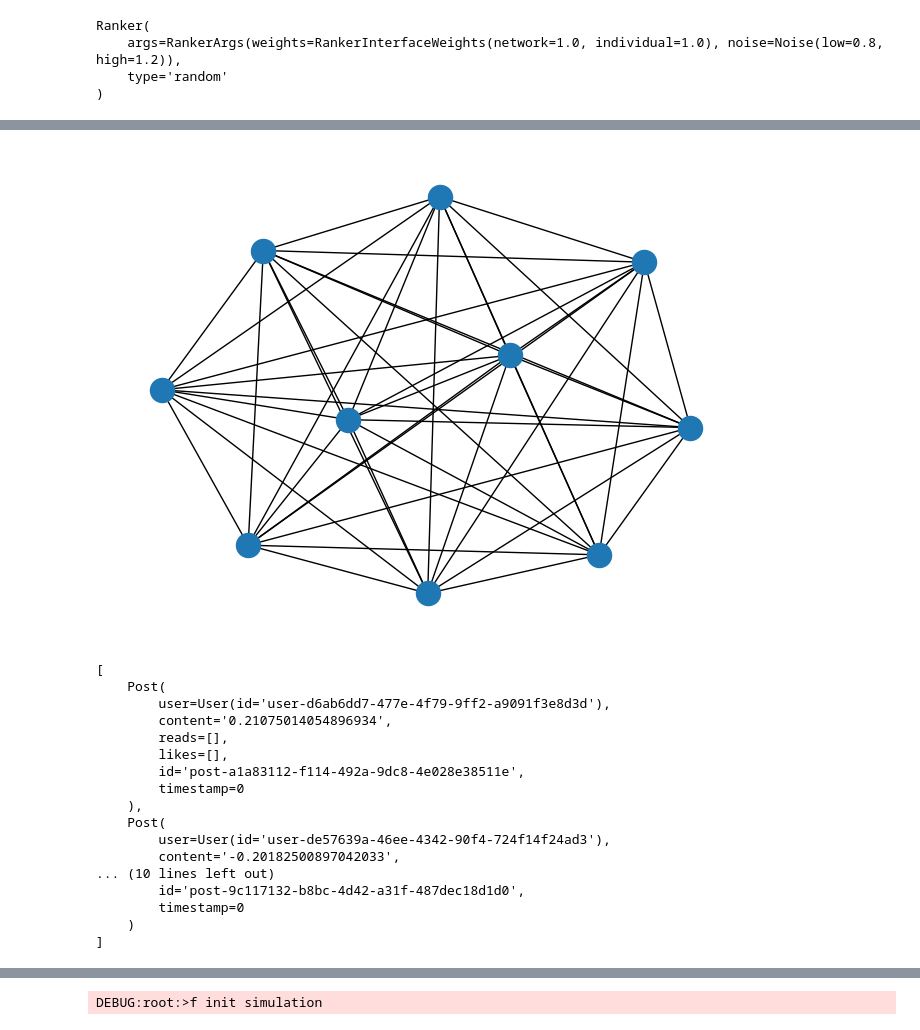
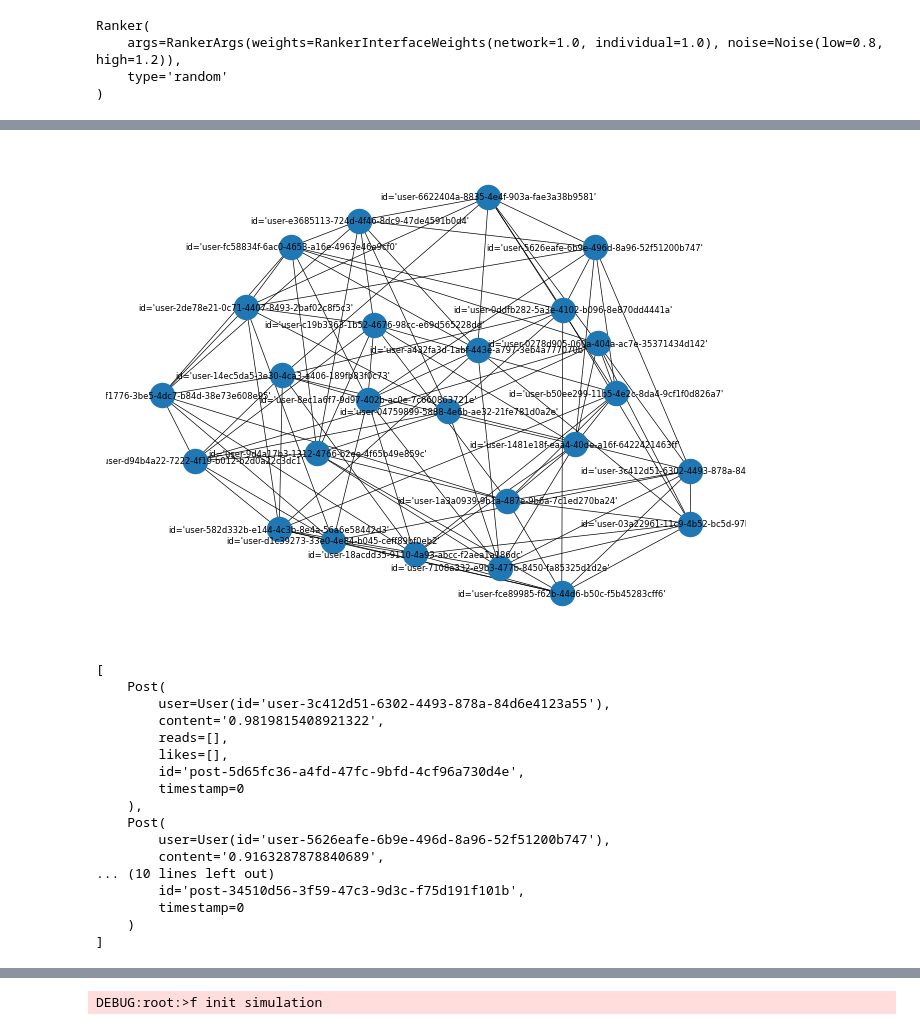
Before and after one commit to cl-trier/TWON-LSS, a Jupyter notebook: examples/simulations/bcm/Simulation.ipynb, the cells around one changed output, grey strips where cells are left out. Saved outputs shown, nothing was run; the diff lists cells and outputs as text; code cells hidden in the pictures.

```diff
--- a/examples/simulations/bcm/Simulation.ipynb
+++ b/examples/simulations/bcm/Simulation.ipynb
@@ -17,10 +17,10 @@ from twon_lss.schemas import Post, User, Feed, Network
 # %%
 logging.getLogger().setLevel(logging.DEBUG)
 # %%
-NUM_AGENTS: int = 10
-NUM_NEIGHBORS: int = 9
+NUM_AGENTS: int = 25
+NUM_NEIGHBORS: int = 8
 
-ARGS = SimulationArgs(num_steps=10, num_posts_to_interact_with=1)
+ARGS = SimulationArgs(num_steps=20, num_posts_to_interact_with=1)
 # %%
 RANKER = Ranker()
 rich.print(RANKER)
@@ -43,8 +53,8 @@ rich.print(USERS[:5])
 # %%
 NETWORK = Network.from_graph(networkx.random_regular_graph(NUM_NEIGHBORS, len(USERS)), USERS)
-networkx.draw(NETWORK.root)
+networkx.draw(NETWORK.root, with_labels=True, width=0.5, font_size=6)
 # %% [output]
-[figure, old version]
+[figure, new version]
 # %%
 FEED = Feed(
     [
@@ -56,18 +66,18 @@ rich.print(FEED[:3])
 # %% [output]
 [
     Post(
-        user=User(id='user-d6ab6dd7-477e-4f79-9ff2-a9091f3e8d3d'),
-        content='0.21075014054896934',
+        user=User(id='user-3c412d51-6302-4493-878a-84d6e4123a55'),
+        content='0.9819815408921322',
         reads=[],
         likes=[],
-        id='post-a1a83112-f114-492a-9dc8-4e028e38511e',
+        id='post-5d65fc36-a4fd-47fc-9bfd-4cf96a730d4e',
         timestamp=0
     ),
     Post(
-        user=User(id='user-de57639a-46ee-4342-90f4-724f14f24ad3'),
-        content='-0.20182500897042033',
+        user=User(id='user-5626eafe-6b9e-496d-8a96-52f51200b747'),
+        content='0.9163287878840689',
 ... (10 lines left out)
-        id='post-9c117132-b8bc-4d42-a31f-487dec18d1d0',
+        id='post-34510d56-3f59-47c3-9d3c-f75d191f101b',
         timestamp=0
     )
 ]
```
Also changed, not shown: parts of 4 cells of this notebook, 7 other files.
